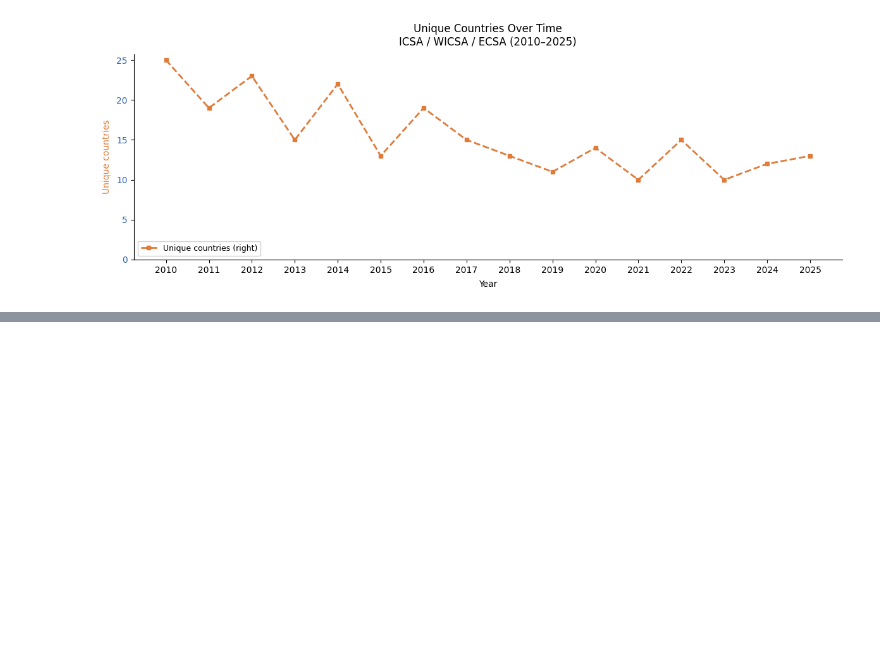
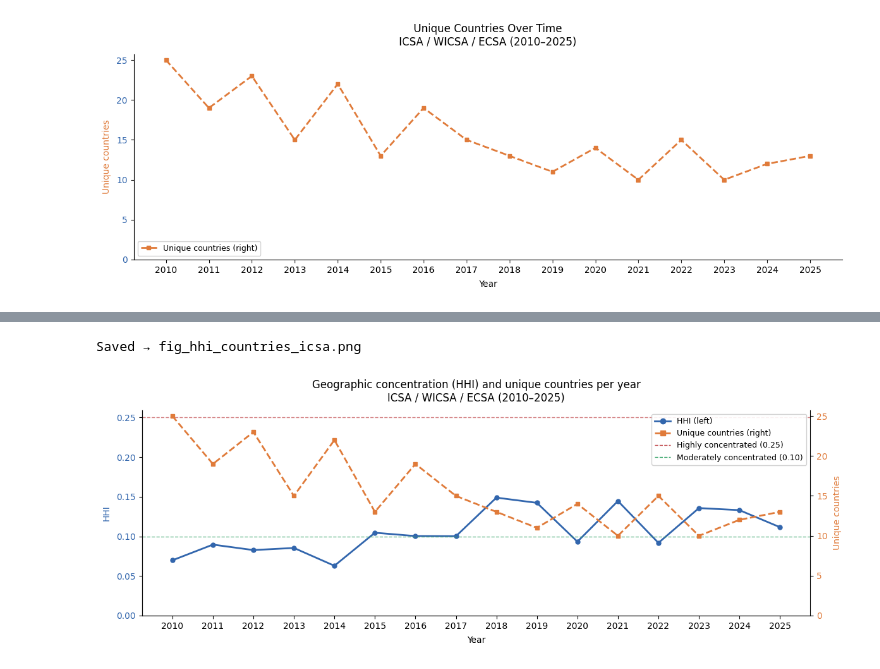
Before and after one commit to amyhoyt625/geo_data, a Jupyter notebook: src/analysis/icsa_timeseries.ipynb, the cells around one changed output, grey strips where cells are left out. Cells and saved outputs as stored; diff of their text form; code cells hidden in the pictures; blank space fills up the shorter version.

```diff
--- a/src/analysis/icsa_timeseries.ipynb
+++ b/src/analysis/icsa_timeseries.ipynb
@@ -315,0 +379,63 @@ Saved → icsa_unique_countries.png
+# %%
+def plot_hhi_and_countries(df, label, filename):
+    from matplotlib.lines import Line2D
+
+    # compute HHI
+    hhi_rows = []
+    for year, g in df.dropna(subset=["country_code"]).drop_duplicates(
+            subset=["doi", "year", "country_code"]).groupby("year"):
+        p = g.groupby("country_code")["doi"].nunique()
+        p = p / p.sum()
+        hhi_rows.append({"year": year, "hhi": round(float((p**2).sum()), 4)})
+    hhi_df = pd.DataFrame(hhi_rows).set_index("year")
+
+    # compute unique countries per year
+    countries_per_year = (
+        df.dropna(subset=["country_code"])
+        .drop_duplicates(subset=["doi", "year", "country_code"])
+        .groupby("year")["country_code"].nunique()
+    )
+
+    years = sorted(hhi_df.index.tolist())
+
+    fig, ax1 = plt.subplots(figsize=(12, 4.5))
+    ax2 = ax1.twinx()
+
+    ax1.plot(hhi_df.index, hhi_df["hhi"], "o-",
+             color="#3266ad", lw=2, ms=5)
+    ax1.axhline(0.25, color="#c0474a", lw=1, linestyle="--", alpha=0.7)
+    ax1.axhline(0.10, color="#3aa66b", lw=1, linestyle="--", alpha=0.7)
+    ax2.plot(countries_per_year.index, countries_per_year.values, "s--",
+             color="#e07b3a", lw=2, ms=5)
+
+    ax1.set_ylabel("HHI", color="#3266ad", labelpad=6)
+    ax2.set_ylabel("Unique countries", color="#e07b3a", labelpad=6)
+    ax1.tick_params(axis="y", labelcolor="#3266ad")
+    ax2.tick_params(axis="y", labelcolor="#e07b3a")
+    ax1.set_ylim(bottom=0)
+    ax2.set_ylim(bottom=0)
+    ax1.spines[["top"]].set_visible(False)
+    ax2.spines[["top"]].set_visible(False)
+
+    custom_lines = [
+        Line2D([0], [0], color="#3266ad", lw=2, marker="o",
+               label="HHI (left)"),
+        Line2D([0], [0], color="#e07b3a", lw=2, marker="s", linestyle="--",
+               label="Unique countries (right)"),
+        Line2D([0], [0], color="#c0474a", lw=1, linestyle="--",
+               label="Highly concentrated (0.25)"),
+        Line2D([0], [0], color="#3aa66b", lw=1, linestyle="--",
+               label="Moderately concentrated (0.10)"),
+    ]
+    ax1.legend(handles=custom_lines, loc="upper right", fontsize=9, framealpha=0.9)
+
+    ax1.set_title(f"Geographic concentration (HHI) and unique countries per year\n{label}", pad=10)
+    style_ax(ax1, years)
+    plt.tight_layout()
+    save_fig(fig, filename)
+    plt.show()
+
+plot_hhi_and_countries(df, "ICSA / WICSA / ECSA (2010–2025)", "fig_hhi_countries_icsa.png")
+# %% [output]
+Saved → fig_hhi_countries_icsa.png
+[figure, added]
```
Also changed, not shown: parts of 2 cells of this notebook, 11 other files.
